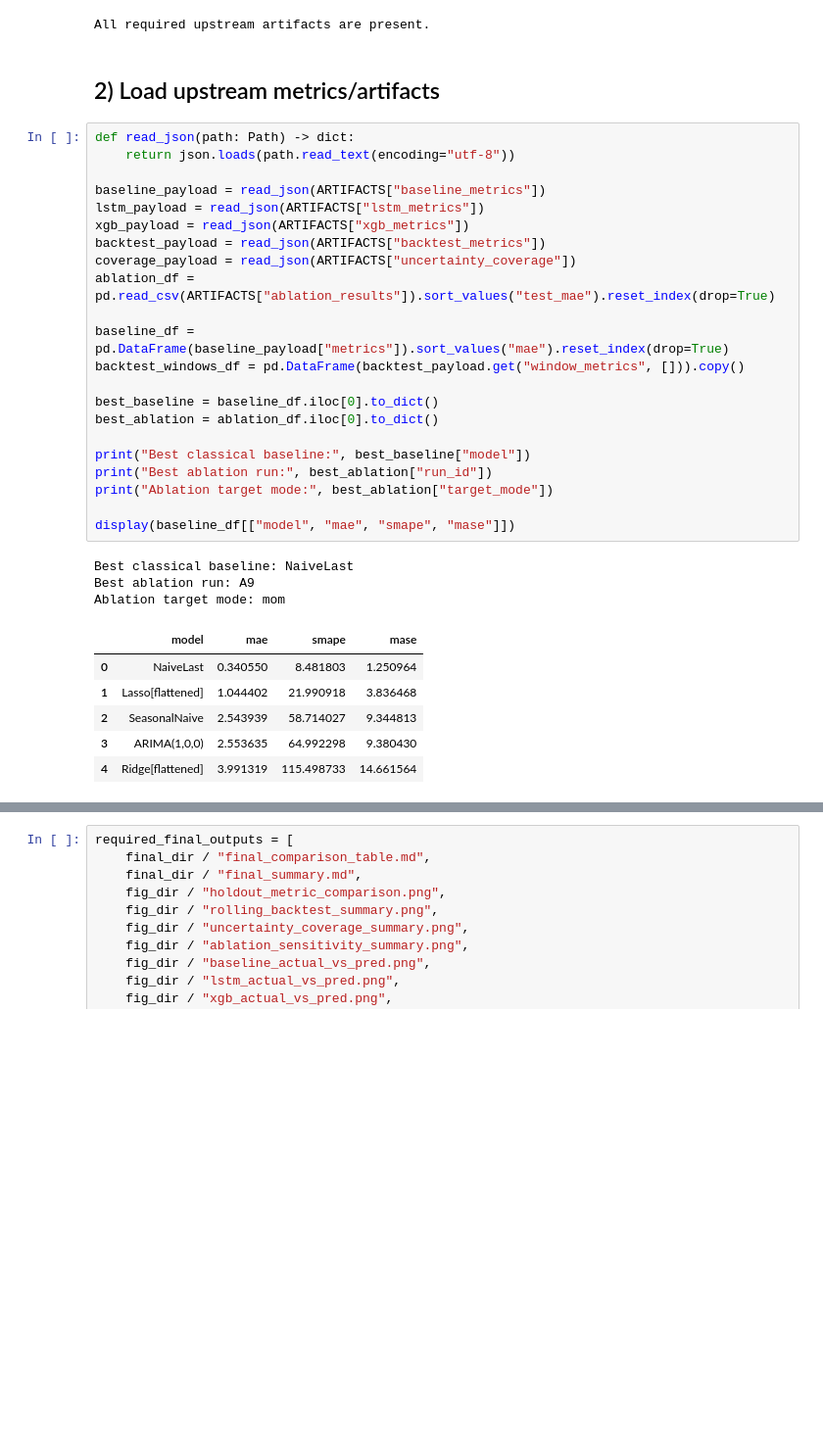
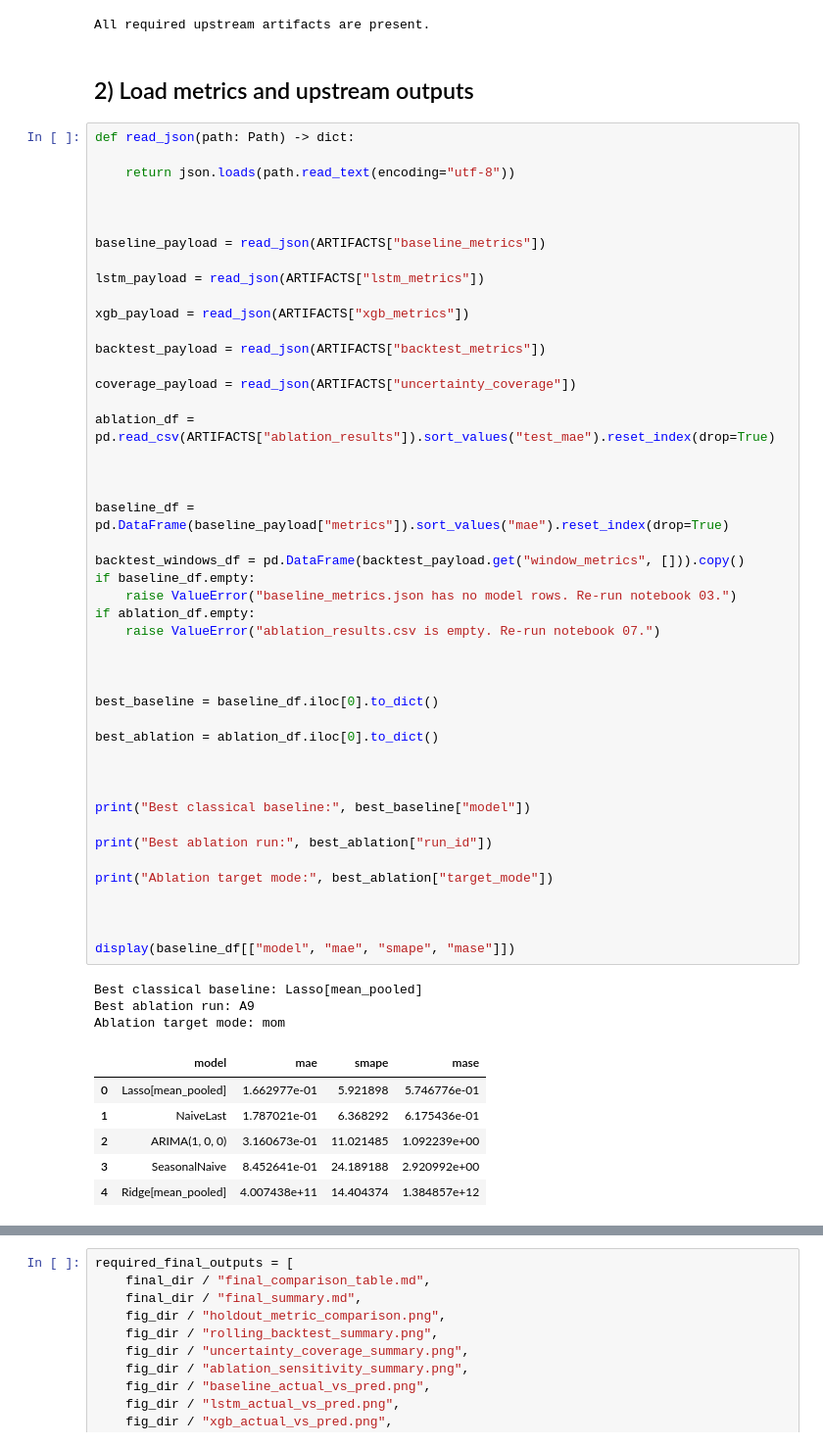
Before and after one commit to JadMouawad/261-Project, a Jupyter notebook: notebooks/08_final_comparison_and_report.ipynb, the cells around one changed output, grey strips where cells are left out. Shown at 98% size. Saved outputs shown, nothing was run; the diff lists cells and outputs as text; blank space fills up the shorter version.

```diff
--- a/notebooks/08_final_comparison_and_report.ipynb
+++ b/notebooks/08_final_comparison_and_report.ipynb
@@ -113,37 +113,61 @@ print("All required upstream artifacts are present.")
 | 11 | xgb_plot | results\xgb\preds_vs_actuals.png | True |
 All required upstream artifacts are present.
 # %% [markdown]
-## 2) Load upstream metrics/artifacts
+## 2) Load metrics and upstream outputs
 # %%
 def read_json(path: Path) -> dict:
+
     return json.loads(path.read_text(encoding="utf-8"))
 
+
+
 baseline_payload = read_json(ARTIFACTS["baseline_metrics"])
+
 lstm_payload = read_json(ARTIFACTS["lstm_metrics"])
+
 xgb_payload = read_json(ARTIFACTS["xgb_metrics"])
+
 backtest_payload = read_json(ARTIFACTS["backtest_metrics"])
+
 coverage_payload = read_json(ARTIFACTS["uncertainty_coverage"])
+
 ablation_df = pd.read_csv(ARTIFACTS["ablation_results"]).sort_values("test_mae").reset_index(drop=True)
 
+
+
 baseline_df = pd.DataFrame(baseline_payload["metrics"]).sort_values("mae").reset_index(drop=True)
+
 backtest_windows_df = pd.DataFrame(backtest_payload.get("window_metrics", [])).copy()
+if baseline_df.empty:
+    raise ValueError("baseline_metrics.json has no model rows. Re-run notebook 03.")
+if ablation_df.empty:
+    raise ValueError("ablation_results.csv is empty. Re-run notebook 07.")
+
+
 
 best_baseline = baseline_df.iloc[0].to_dict()
+
 best_ablation = ablation_df.iloc[0].to_dict()
 
+
+
 print("Best classical baseline:", best_baseline["model"])
+
 print("Best ablation run:", best_ablation["run_id"])
+
 print("Ablation target mode:", best_ablation["target_mode"])
 
+
+
 display(baseline_df[["model", "mae", "smape", "mase"]])
 # %% [output]
-Best classical baseline: NaiveLast
+Best classical baseline: Lasso[mean_pooled]
 Best ablation run: A9
 Ablation target mode: mom
 |  | model | mae | smape | mase |
-| 0 | NaiveLast | 0.340550 | 8.481803 | 1.250964 |
-| 1 | Lasso[flattened] | 1.044402 | 21.990918 | 3.836468 |
-| 2 | SeasonalNaive | 2.543939 | 58.714027 | 9.344813 |
-| 3 | ARIMA(1,0,0) | 2.553635 | 64.992298 | 9.380430 |
-| 4 | Ridge[flattened] | 3.991319 | 115.498733 | 14.661564 |
+| 0 | Lasso[mean_pooled] | 1.662977e-01 | 5.921898 | 5.746776e-01 |
+| 1 | NaiveLast | 1.787021e-01 | 6.368292 | 6.175436e-01 |
+| 2 | ARIMA(1, 0, 0) | 3.160673e-01 | 11.021485 | 1.092239e+00 |
+| 3 | SeasonalNaive | 8.452641e-01 | 24.189188 | 2.920992e+00 |
+| 4 | Ridge[mean_pooled] | 4.007438e+11 | 14.404374 | 1.384857e+12 |
 # %% [markdown]
```
Also changed, not shown: parts of 18 cells of this notebook, 7 other files.
